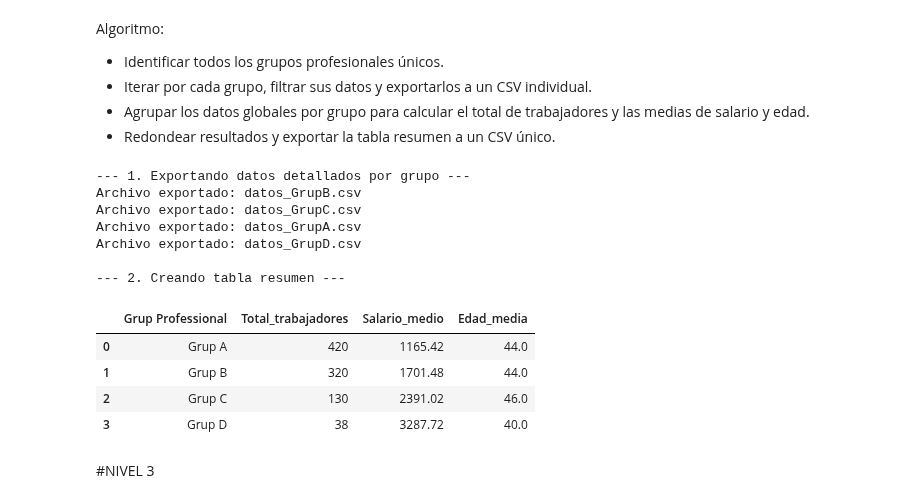
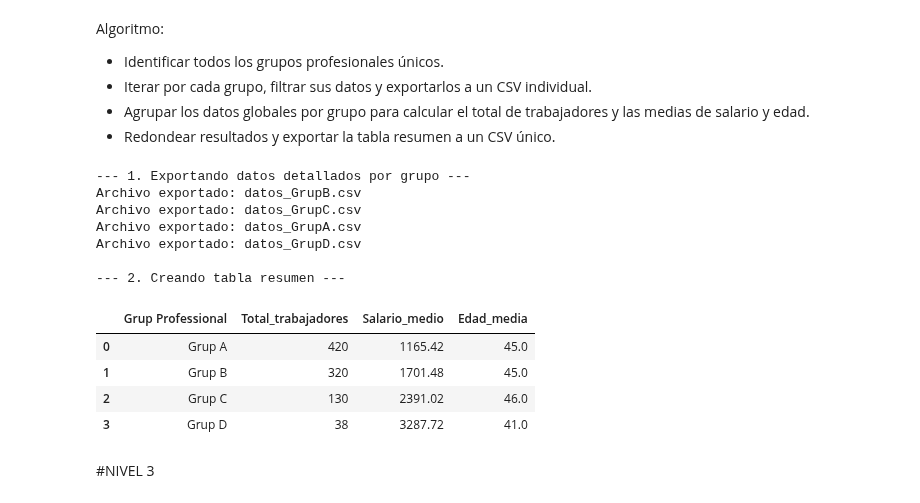
Before and after one commit to aregueiraaraujo/Data-Analytics, a Jupyter notebook: Sprint 8/Sprint_8.ipynb, the cells around one changed output. Saved outputs shown, nothing was run; the diff lists cells and outputs as text; code cells hidden in the pictures.

```diff
--- a/Sprint 8/Sprint_8.ipynb
+++ b/Sprint 8/Sprint_8.ipynb
@@ -761,13 +729,14 @@ Algoritmo:
 - Filtrar y separar en un nuevo dataframe los casos límite o incoherentes.
 # %%
 def creacion_variables(df):
+
     df_feature = df.copy()
 
     df_feature["Indice_Dependencia_Familiar"] = (df_feature["Salari mensual final"] / (df_feature["Nombre_fills"] + 1)).round(2)
 
-    df_feature["Peso_Responsabilidad"] = df_feature["Nombre_fills"] * df_feature["Edad"]
+    df_feature["Peso_Responsabilidad"] = df_feature["Nombre_fills"] * df_feature["edad"]
 
-    condiciones = [(df_feature["Nombre_fills"] == 0),(df_feature["Nombre_fills"] > 0) & (df_feature["Edad"] < 45),(df_feature["Nombre_fills"] > 0) & (df_feature["Edad"] >= 45)]
+    condiciones = [(df_feature["Nombre_fills"] == 0),(df_feature["Nombre_fills"] > 0) & (df_feature["edad"] < 45),(df_feature["Nombre_fills"] > 0) & (df_feature["edad"] >= 45)]
     valores = ["0 - Sin cargas", "1 - Etapa activa", "2 - Alta dependencia"]
     df_feature["Etapa_Vital"] = np.select(condiciones, valores, default="Desconocido")
 
@@ -776,13 +745,13 @@ def creacion_variables(df):
 def main_feature_engineering(df):
 
     df_enriquecido = creacion_variables(df)
-    incoherentes = ((df_enriquecido["Edad"] < 18)|(df_enriquecido["Edad"] > 75)|(df_enriquecido["Indice_Dependencia_Familiar"] < 400))
+    incoherentes = ((df_enriquecido["edad"] < 18)|(df_enriquecido["edad"] > 75)|(df_enriquecido["Indice_Dependencia_Familiar"] < 400))
     casos_limite = df_enriquecido[incoherentes]
 
     return df_enriquecido, casos_limite
 
 df_final, df_casos_limite = main_feature_engineering(df_final)
 
-columnas_analisis = ["Edad", "Nombre_fills", "Salari mensual final", "Indice_Dependencia_Familiar", "Peso_Responsabilidad", "Etapa_Vital"]
+columnas_analisis = ["edad", "Nombre_fills", "Salari mensual final", "Indice_Dependencia_Familiar", "Peso_Responsabilidad", "Etapa_Vital"]
 display(df_final[columnas_analisis])
 # %% [output]
@@ -826,40 +795,40 @@ def crear_resumen(df):
     df_resumen = df.copy()
 
     df_resumen["Salari mensual final"] = pd.to_numeric(df_resumen["Salari mensual final"], errors="coerce")
-    df_resumen["Edad"] = pd.to_numeric(df_resumen["Edad"], errors="coerce")
+    df_resumen["edad"] = pd.to_numeric(df_resumen["edad"], errors="coerce")
 
-    tabla_resumen = df_resumen.groupby("Grup Professional").agg(Total_trabajadores = ("Grup Professional", "count"),Salario_medio = ("Salari mensual final", "mean"),Edad_media = ("Edad", "mean")).reset_index()
+    tabla_resumen = df_resumen.groupby("Grup Professional").agg(Total_trabajadores = ("Grup Professional", "count"),Salario_medio = ("Salari mensual final", "mean"),Edad_media = ("edad", "mean")).reset_index()
 
     tabla_resumen["Salario_medio"] = tabla_resumen["Salario_medio"].round(2)
     tabla_resumen["Edad_media"] = tabla_resumen["Edad_media"].round(0)
     tabla_resumen.to_csv("resumen_grupos.csv", index=False)
     display(tabla_resumen)
 
     return tabla_resumen
 
 def main_exportacion(df):
     print("\n--- 1. Exportando datos detallados por grupo ---")
     exportar_por_grupo(df)
 
     print("\n--- 2. Creando tabla resumen ---")
     resumen_final = crear_resumen(df)
 
     return resumen_final
 
 df_resumen = main_exportacion(df_final)
 # %% [output]
 --- 1. Exportando datos detallados por grupo ---
 Archivo exportado: datos_GrupB.csv
 Archivo exportado: datos_GrupC.csv
 Archivo exportado: datos_GrupA.csv
 Archivo exportado: datos_GrupD.csv
 
 --- 2. Creando tabla resumen ---
 |  | Grup Professional | Total_trabajadores | Salario_medio | Edad_media |
-| 0 | Grup A | 420 | 1165.42 | 44.0 |
-| 1 | Grup B | 320 | 1701.48 | 44.0 |
+| 0 | Grup A | 420 | 1165.42 | 45.0 |
+| 1 | Grup B | 320 | 1701.48 | 45.0 |
 | 2 | Grup C | 130 | 2391.02 | 46.0 |
-| 3 | Grup D | 38 | 3287.72 | 40.0 |
+| 3 | Grup D | 38 | 3287.72 | 41.0 |
 # %% [markdown]
 #NIVEL 3
 # %% [markdown]
```
Also changed, not shown: parts of 9 cells of this notebook.
